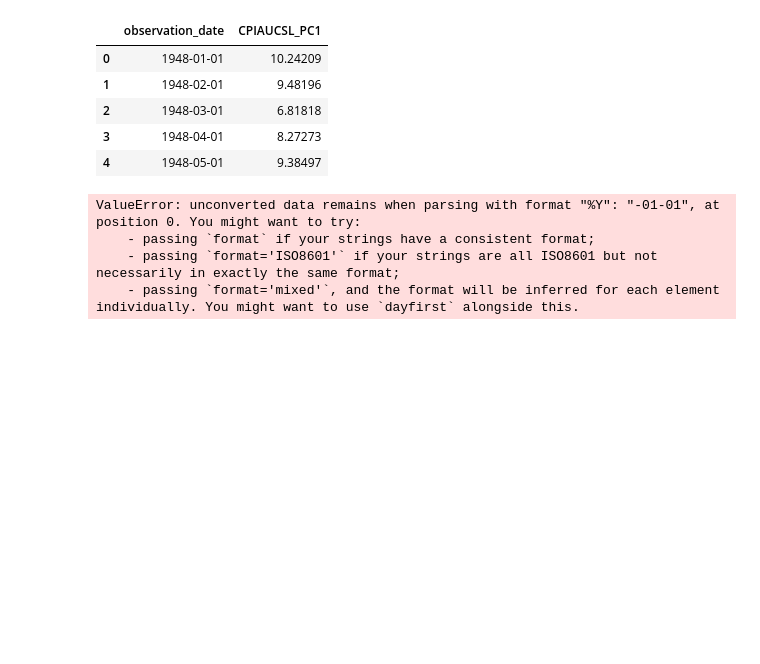
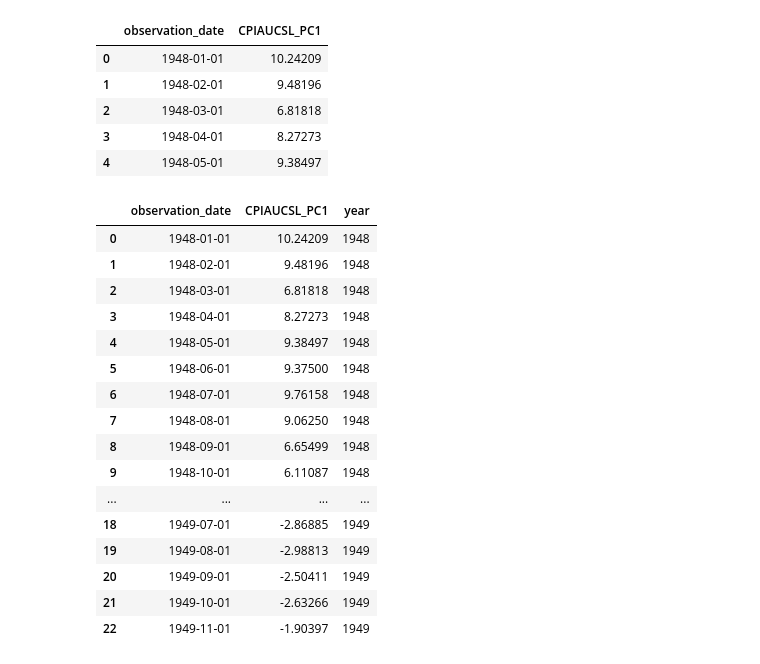
Before and after one commit to DwanjaiOprien/policy-data-exercises, a Jupyter notebook: notebooks/federalreserveeconomics.ipynb, the cells around one changed output. Drawn from its saved outputs; the diff is of its cells as text; code cells hidden in the pictures; blank space fills up the shorter version.

```diff
--- a/notebooks/federalreserveeconomics.ipynb
+++ b/notebooks/federalreserveeconomics.ipynb
@@ -36,13 +47,27 @@ cpi.head(5)
 # %%
 # df['date'].dt.year
 # df['Date'] = pd.to_datetime(df['Date'])
 # df['Date'] = pd.to_datetime(df['Date'], format='%d-%m-%Y')
 # Example format codes: %Y for year, %m for month, %d for day, etc.
 # See the [Python documentation](docs.python.org) for all options
-cpi['observation_date'] = pd.to_datetime(cpi['observation_date'], format = '%Y')
-cpi.head(5)
+cpi['observation_date'] = pd.to_datetime(cpi['observation_date'])
+cpi['year'] = cpi['observation_date'].dt.year
+cpi.head(23)
 # %% [output]
-ValueError: unconverted data remains when parsing with format "%Y": "-01-01", at position 0. You might want to try:
-    - passing `format` if your strings have a consistent format;
-    - passing `format='ISO8601'` if your strings are all ISO8601 but not necessarily in exactly the same format;
-    - passing `format='mixed'`, and the format will be inferred for each element individually. You might want to use `dayfirst` alongside this.
+|  | observation_date | CPIAUCSL_PC1 | year |
+| 0 | 1948-01-01 | 10.24209 | 1948 |
+| 1 | 1948-02-01 | 9.48196 | 1948 |
+| 2 | 1948-03-01 | 6.81818 | 1948 |
+| 3 | 1948-04-01 | 8.27273 | 1948 |
+| 4 | 1948-05-01 | 9.38497 | 1948 |
+| 5 | 1948-06-01 | 9.37500 | 1948 |
+| 6 | 1948-07-01 | 9.76158 | 1948 |
+| 7 | 1948-08-01 | 9.06250 | 1948 |
+| 8 | 1948-09-01 | 6.65499 | 1948 |
+| 9 | 1948-10-01 | 6.11087 | 1948 |
+| ... | ... | ... | ... |
+| 18 | 1949-07-01 | -2.86885 | 1949 |
+| 19 | 1949-08-01 | -2.98813 | 1949 |
+| 20 | 1949-09-01 | -2.50411 | 1949 |
+| 21 | 1949-10-01 | -2.63266 | 1949 |
+| 22 | 1949-11-01 | -1.90397 | 1949 |
```
Also changed, not shown: parts of 18 cells of this notebook, 2 other files.
